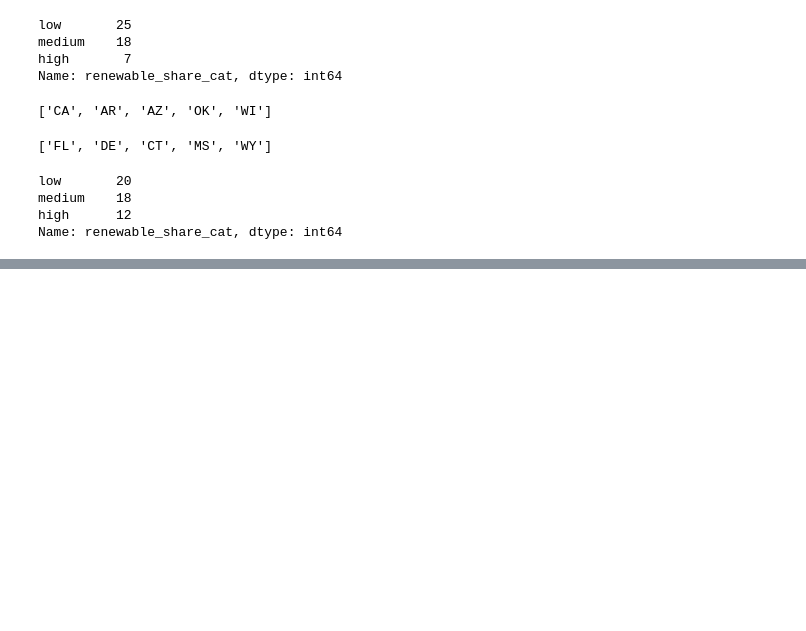
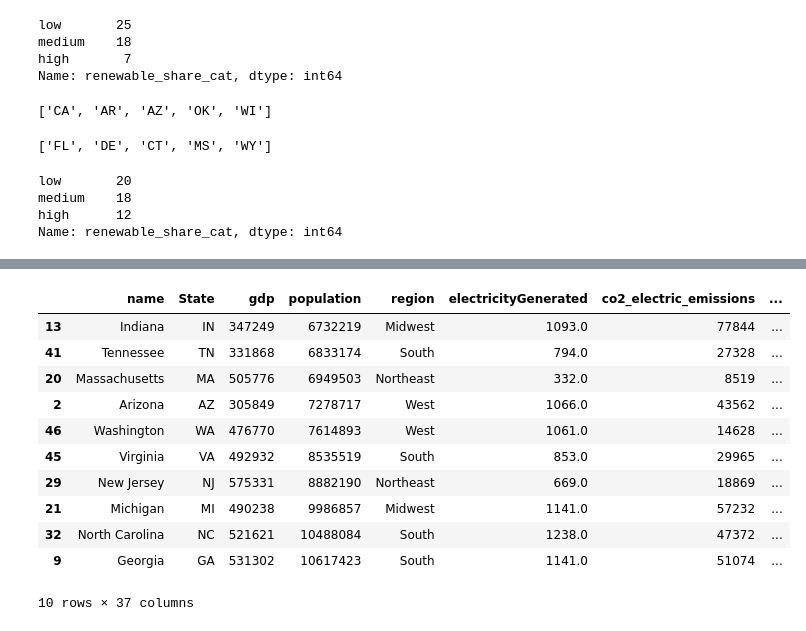
Before and after one commit to MattTheEconomist/Electricity-Force-Chart, a Jupyter notebook: data/electricEDA.ipynb, the cells around one changed output, grey strips where cells are left out. Saved outputs shown, nothing was run; the diff lists cells and outputs as text; code cells hidden in the pictures; blank space fills up the shorter version.

```diff
--- a/data/electricEDA.ipynb
+++ b/data/electricEDA.ipynb
@@ -433,0 +435,3 @@ df.to_csv("finalData.csv")
+# %%
+def findMinimumPop(cat):
+    return df[df['population_cat']==cat].sort_values(by=['population'])
@@ -433,0 +450,15 @@ df.to_csv("finalData.csv")
+# %%
+findMinimumPop(3)
+# %% [output]
+|  | name | State | gdp | population | region | electricityGenerated | co2_electric_emissions | ... |
+| 13 | Indiana | IN | 347249 | 6732219 | Midwest | 1093.0 | 77844 | ... |
+| 41 | Tennessee | TN | 331868 | 6833174 | South | 794.0 | 27328 | ... |
+| 20 | Massachusetts | MA | 505776 | 6949503 | Northeast | 332.0 | 8519 | ... |
+| 2 | Arizona | AZ | 305849 | 7278717 | West | 1066.0 | 43562 | ... |
+| 46 | Washington | WA | 476770 | 7614893 | West | 1061.0 | 14628 | ... |
+| 45 | Virginia | VA | 492932 | 8535519 | South | 853.0 | 29965 | ... |
+| 29 | New Jersey | NJ | 575331 | 8882190 | Northeast | 669.0 | 18869 | ... |
+| 21 | Michigan | MI | 490238 | 9986857 | Midwest | 1141.0 | 57232 | ... |
+| 32 | North Carolina | NC | 521621 | 10488084 | South | 1238.0 | 47372 | ... |
+| 9 | Georgia | GA | 531302 | 10617423 | South | 1141.0 | 51074 | ... |
+10 rows × 37 columns
```
Also changed, not shown: parts of 4 cells of this notebook, 3 other files.
